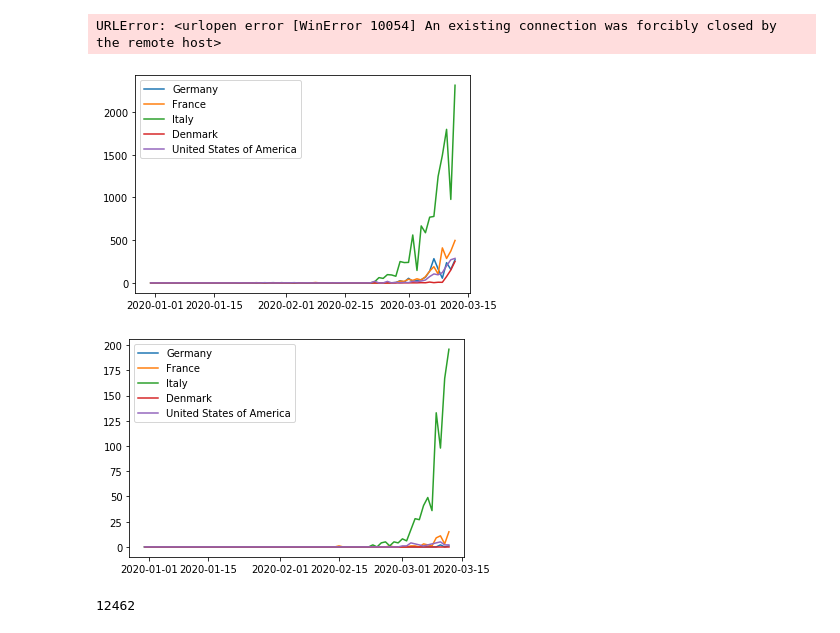
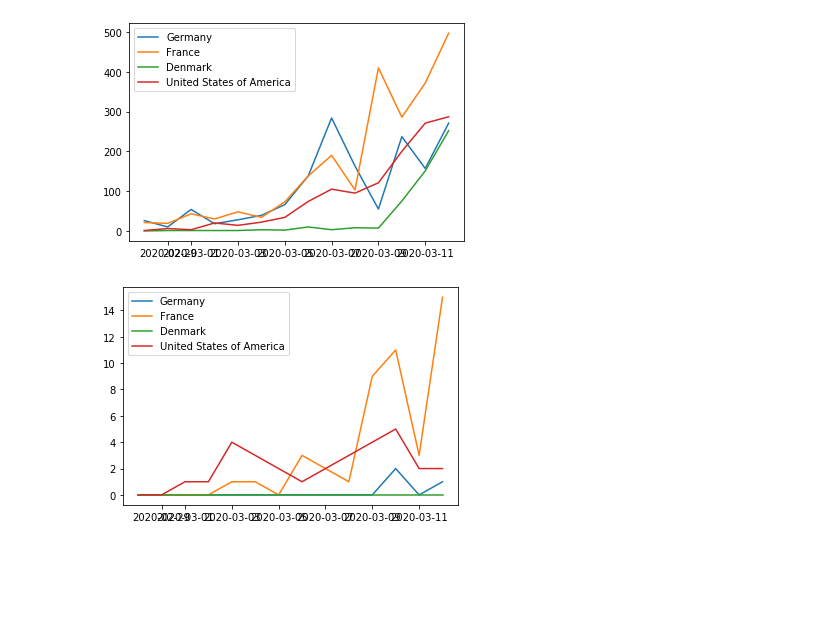
Before and after one commit to Hansastro/Covid-19, a Jupyter notebook: Covid-19.ipynb, the cells around one changed output. Saved outputs shown, nothing was run; the diff lists cells and outputs as text; code cells hidden in the pictures; blank space fills up the shorter version.

Commit message:
Add the reading of the dataset directly from Internet

```diff
--- a/Covid-19.ipynb
+++ b/Covid-19.ipynb
@@ -6,37 +4,32 @@ import matplotlib.pyplot as plt
 
 %matplotlib inline
 # %%
-dataset_file = r'COVID-19-geographic-disbtribution-worldwide-2020-03-12.xls'
+url = 'https://www.ecdc.europa.eu/sites/default/files/documents/'
+dataset_file = r'COVID-19-geographic-disbtribution-worldwide-2020-03-13.xls'
-# %%
-x = urllib.request.urlopen('https://www.ecdc.europa.eu/sites/default/files/documents/' + dataset_file)
-# %% [output]
-URLError: <urlopen error [WinError 10054] An existing connection was forcibly closed by the remote host>
 # %%
 dataset_file = r'COVID-19-geographic-disbtribution-worldwide-2020-03-12.xls'
 countryList = ['Germany',
                'France',
-               'Italy',
+               #'Italy',
                'Denmark',
                'United States of America'
               ]
 #countryList = ['China']
 
-df = pd.read_excel(dataset_file)
+startDate = '28/02/2020'
+
+df = pd.read_excel(url + dataset_file)
 
 for c in countryList:
-    plt.plot(df.loc[df['CountryExp'] == c, ['DateRep']], df.loc[df['CountryExp'] == c, ['NewConfCases']])
+    plt.plot(df.loc[(df['CountryExp'] == c) & (df['DateRep'] >= startDate), ['DateRep']], df.loc[(df['CountryExp'] == c) & (df['DateRep'] >= startDate), ['NewConfCases']])
 plt.legend(countryList)
 plt.show()
 # %% [output]
-[figure, old version]
+[figure, new version]
 # %%
 for c in countryList:
-    plt.plot(df.loc[df['CountryExp'] == c, ['DateRep']], df.loc[df['CountryExp'] == c, ['NewDeaths']])
+    plt.plot(df.loc[(df['CountryExp'] == c) & (df['DateRep'] >= startDate), ['DateRep']], df.loc[(df['CountryExp'] == c) & (df['DateRep'] >= startDate), ['NewDeaths']])
 plt.legend(countryList)
 plt.show()
 # %% [output]
-[figure, old version]
+[figure, new version]
-# %%
-df[df['CountryExp'] == 'Italy']['NewConfCases'].values.sum()
-# %% [output]
-12462
```
Also changed, not shown: parts of 2 cells of this notebook.
